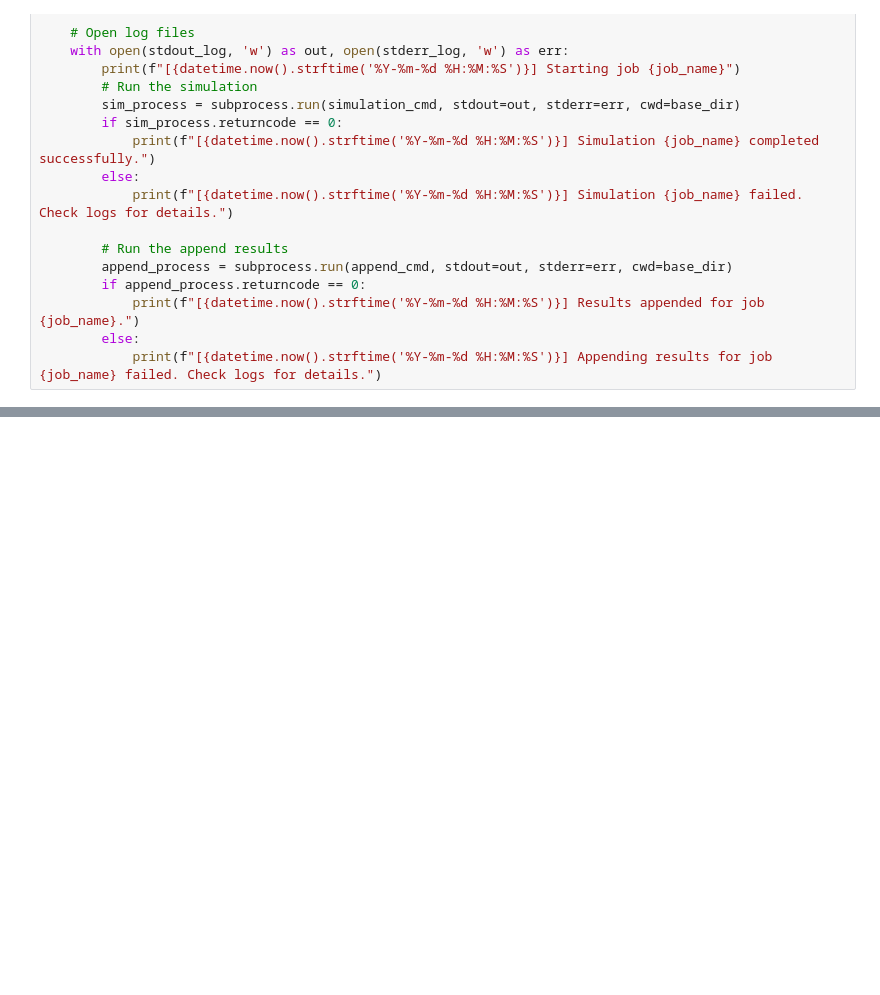
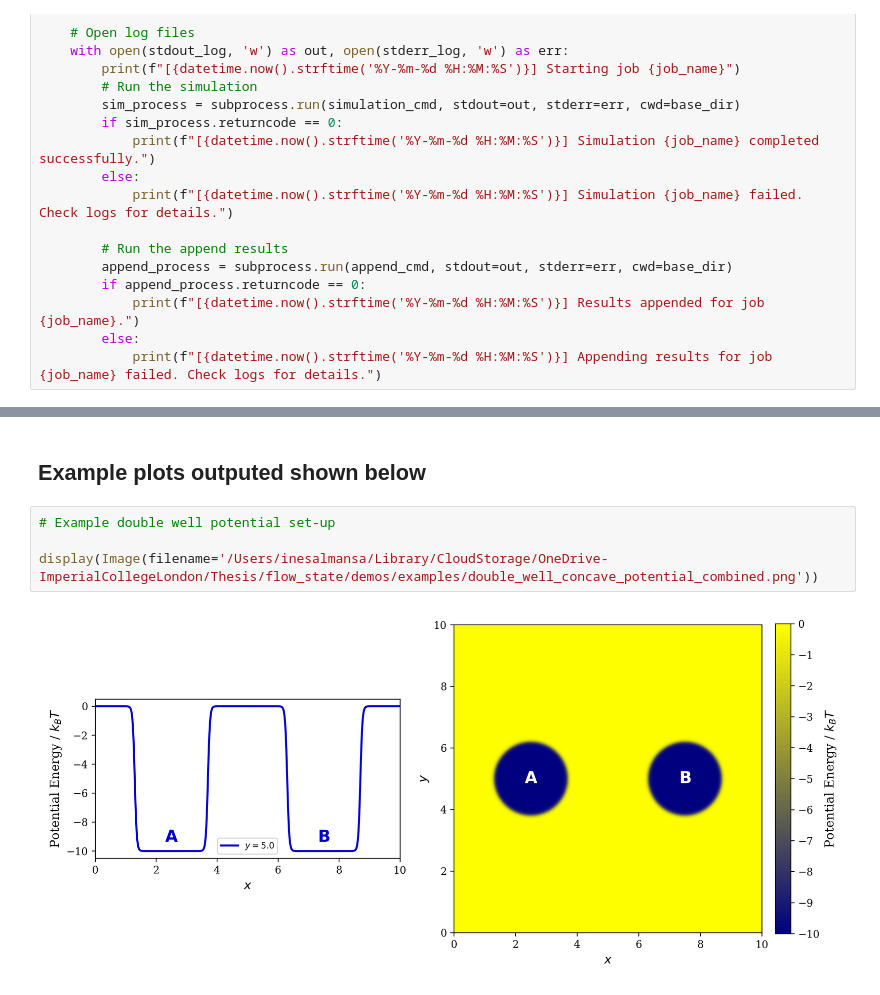
Before and after one commit to Inesalmansa/flow-state, a Jupyter notebook: demos/MCMC_demo.ipynb, the cells around one changed output, grey strips where cells are left out. Drawn from its saved outputs; the diff is of its cells as text; blank space fills up the shorter version.

Commit message:
edits to mcmc demo

```diff
--- a/demos/MCMC_demo.ipynb
+++ b/demos/MCMC_demo.ipynb
@@ -143,3 +155,11 @@ else:
     job_name = f"{params['experiment_id']}_rho{params['initial_rho']:.2f}_T{params['temperature']:.3f}_AR{params['aspect_ratio']:.3f}"
 
 run_simulation(params, job_name, results_csv, log_dir, experiment_dir)
+# %% [markdown]
+## Example plots outputed shown below
+# %%
+# Example double well potential set-up
+
+display(Image(filename='/Users/inesalmansa/Library/CloudStorage/OneDrive-ImperialCollegeLondon/Thesis/flow_state/demos/examples/double_well_concave_potential_combined.png'))
+# %% [output]
+[figure, added]
```
Also changed, not shown: parts of 7 cells of this notebook, 2 other files.
